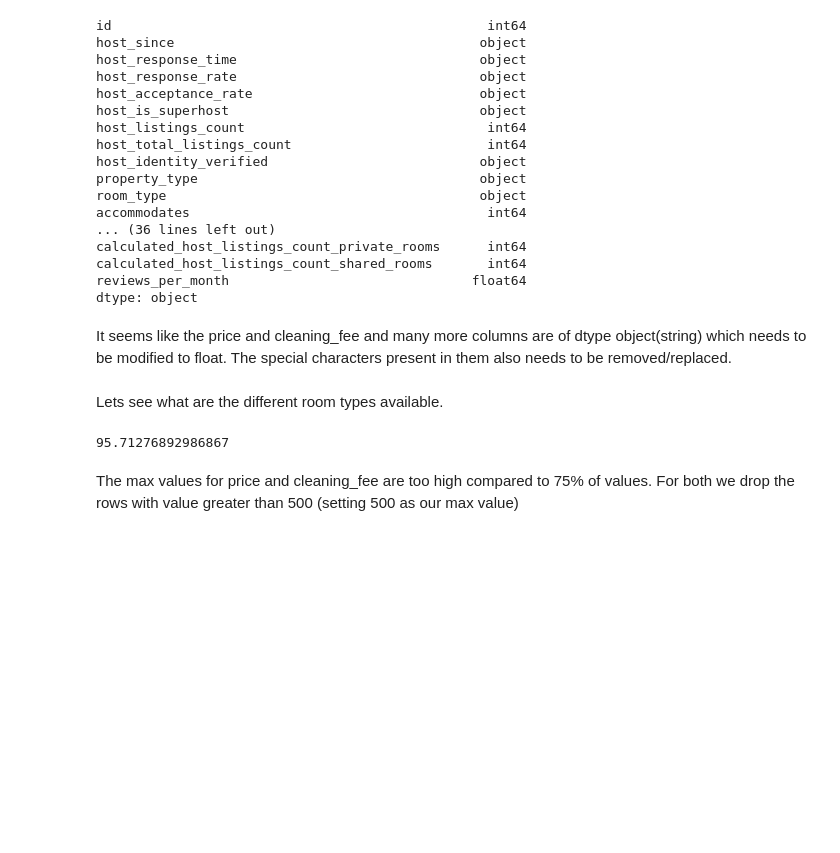
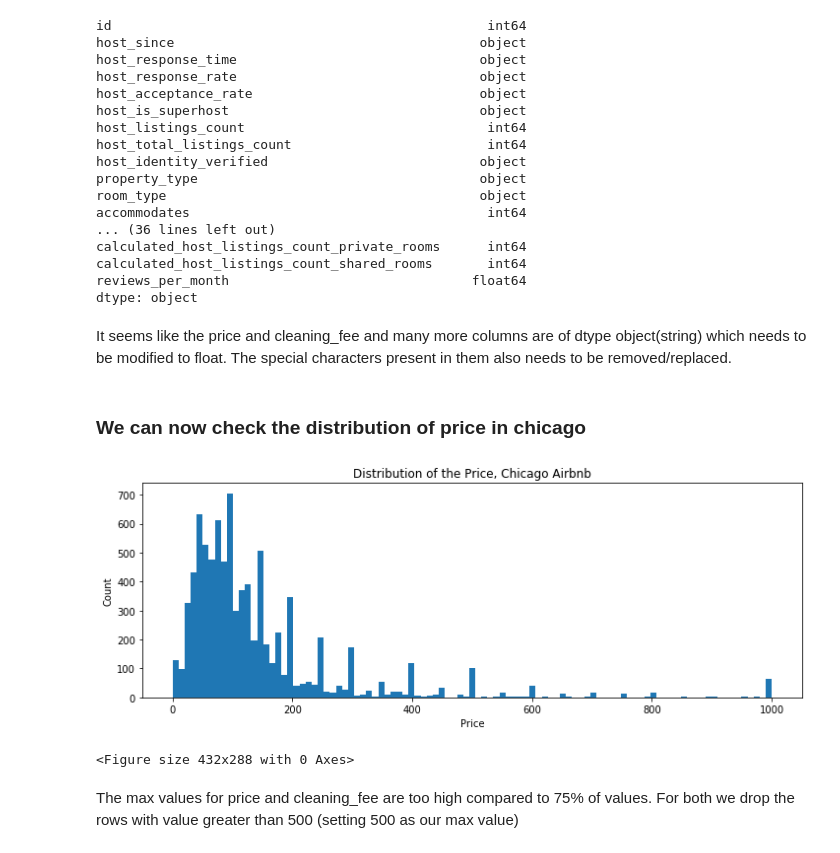
Before and after one commit to addu1/DS_NANO, a Jupyter notebook: airbnb_chicago/chicago.ipynb, the cells around one changed output. Drawn from its saved outputs; the diff is of its cells as text; code cells hidden in the pictures; blank space fills up the shorter version.

```diff
--- a/airbnb_chicago/chicago.ipynb
+++ b/airbnb_chicago/chicago.ipynb
@@ -121,12 +177,19 @@ df['security_deposit'] = df.security_deposit.replace('[$,%]','',regex=True).asty
 df['extra_people'] = df.extra_people.replace('[$,%]','',regex=True).astype('float')
 df['host_response_rate'] = df.host_response_rate.replace('[$,%]','',regex=True).astype('float')
 df['host_acceptance_rate'] = df.host_acceptance_rate.replace('[$,%]','',regex=True).astype('float')
-# %% [markdown]
-Lets see what are the different room types available.
-# %%
-df
-# %% [output]
-95.71276892986867
+# %% [markdown]
+### We can now check the distribution of price in chicago
+# %%
+plt.figure(figsize=(12,4))
+plt.title('Distribution of the Price, Chicago Airbnb')
+plt.hist(df.price,bins = np.linspace(0,1000,100))
+plt.xlabel('Price')
+plt.ylabel('Count')
+plt.show()
+plt.savefig('Price_hist.png')
+# %% [output]
+[figure, added]
+<Figure size 432x288 with 0 Axes>
 # %% [markdown]
 The max values for price and cleaning_fee are too high compared to 75% of values. For both we drop the rows with value greater than 500 (setting 500 as our max value)
 # %%
```
Also changed, not shown: parts of 51 cells of this notebook, 4 other files.
